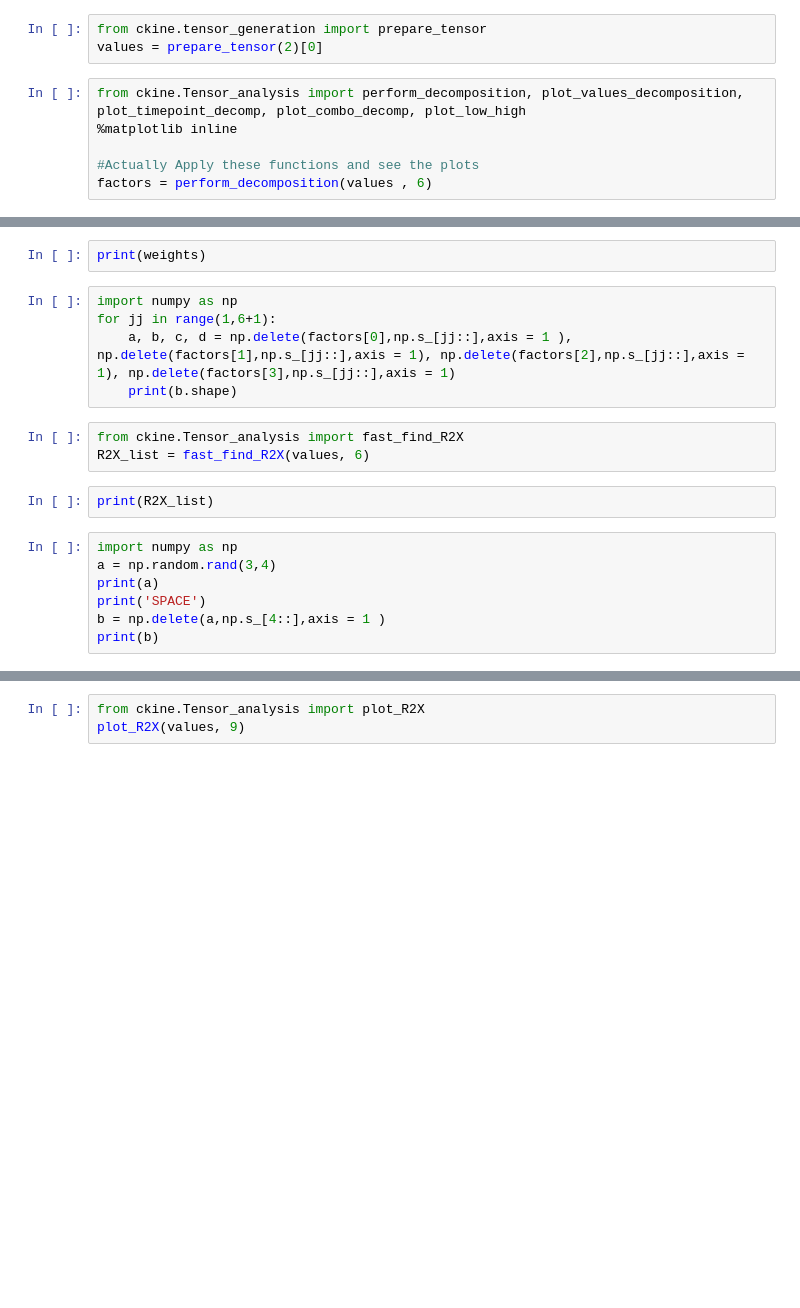
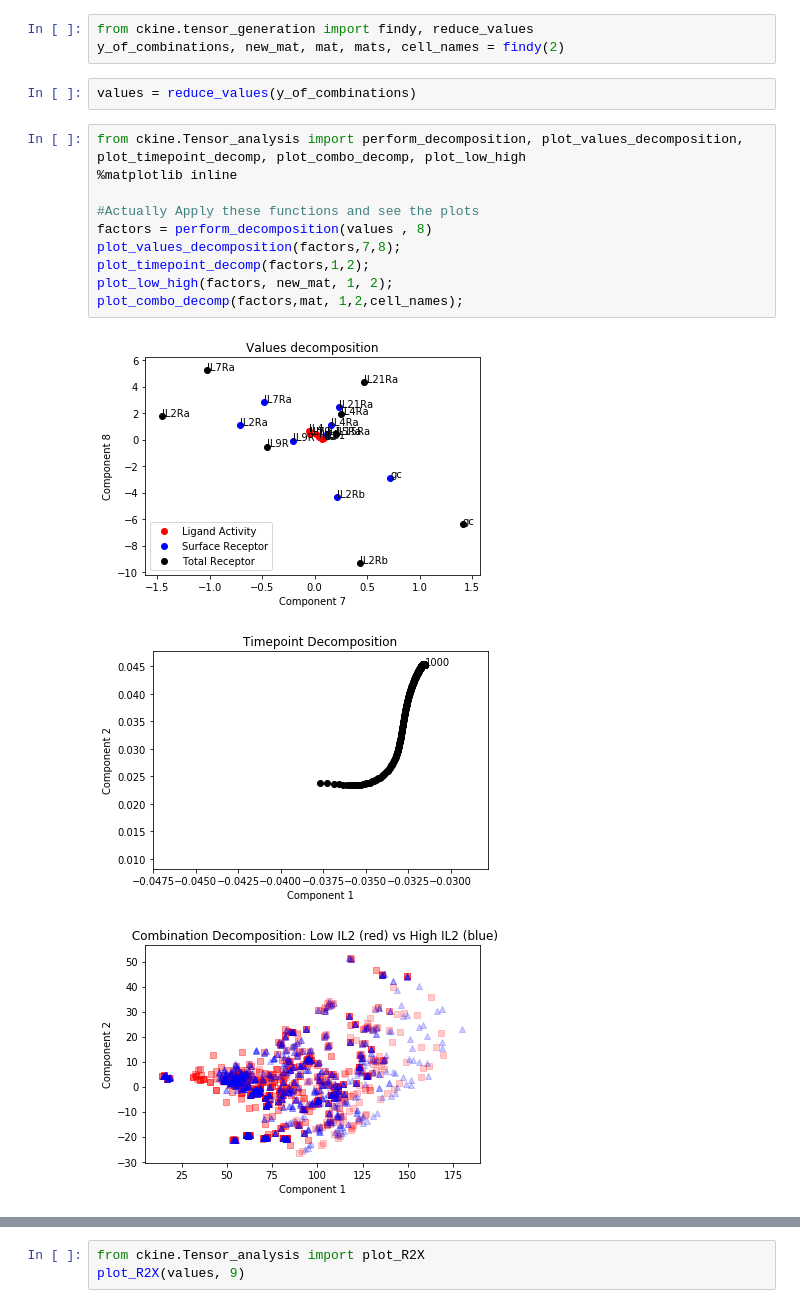
Before and after one commit to meyer-lab/gc-valent, a Jupyter notebook: Tensor_decomposition_plotting.ipynb, the cells around one changed output, grey strips where cells are left out. Drawn from its saved outputs; the diff is of its cells as text; blank space fills up the shorter version.

```diff
--- a/Tensor_decomposition_plotting.ipynb
+++ b/Tensor_decomposition_plotting.ipynb
@@ -1,9 +1,19 @@
 # %%
-from ckine.tensor_generation import prepare_tensor
-values = prepare_tensor(2)[0]
+from ckine.tensor_generation import findy, reduce_values
+y_of_combinations, new_mat, mat, mats, cell_names = findy(2)
+# %%
+values = reduce_values(y_of_combinations)
 # %%
 from ckine.Tensor_analysis import perform_decomposition, plot_values_decomposition, plot_timepoint_decomp, plot_combo_decomp, plot_low_high
 %matplotlib inline
 
 #Actually Apply these functions and see the plots
-factors = perform_decomposition(values , 6)
+factors = perform_decomposition(values , 8)
+plot_values_decomposition(factors,7,8);
+plot_timepoint_decomp(factors,1,2);
+plot_low_high(factors, new_mat, 1, 2);
+plot_combo_decomp(factors,mat, 1,2,cell_names);
+# %% [output]
+[figure, added]
+[figure, added]
+[figure, added]
@@ -10,19 +25,0 @@ factors = perform_decomposition(values , 6)
-# %%
-print(weights)
-# %%
-import numpy as np
-for jj in range(1,6+1):
-    a, b, c, d = np.delete(factors[0],np.s_[jj::],axis = 1 ), np.delete(factors[1],np.s_[jj::],axis = 1), np.delete(factors[2],np.s_[jj::],axis = 1), np.delete(factors[3],np.s_[jj::],axis = 1)
-    print(b.shape)
-# %%
-from ckine.Tensor_analysis import fast_find_R2X
-R2X_list = fast_find_R2X(values, 6)
-# %%
-print(R2X_list)
-# %%
-import numpy as np
-a = np.random.rand(3,4)
-print(a)
-print('SPACE')
-b = np.delete(a,np.s_[4::],axis = 1 )
-print(b)
```
Also changed, not shown: parts of 8 cells of this notebook.
